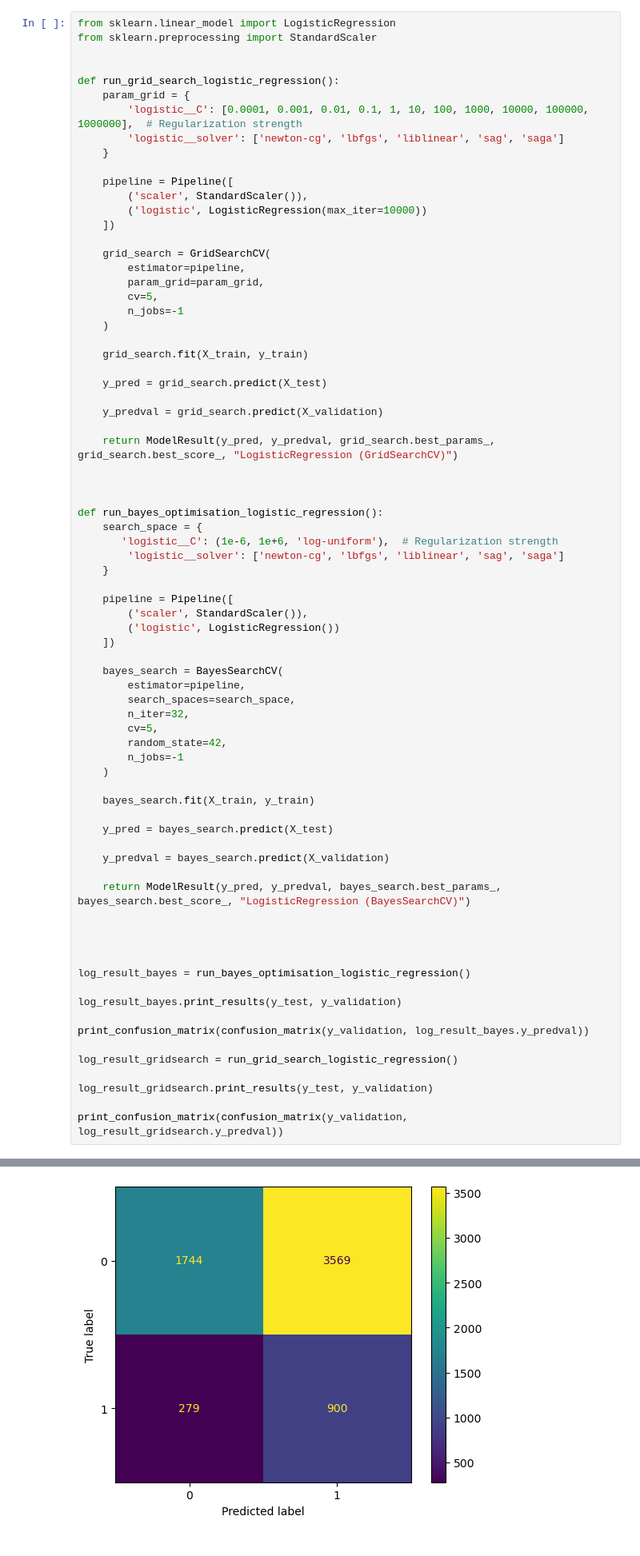
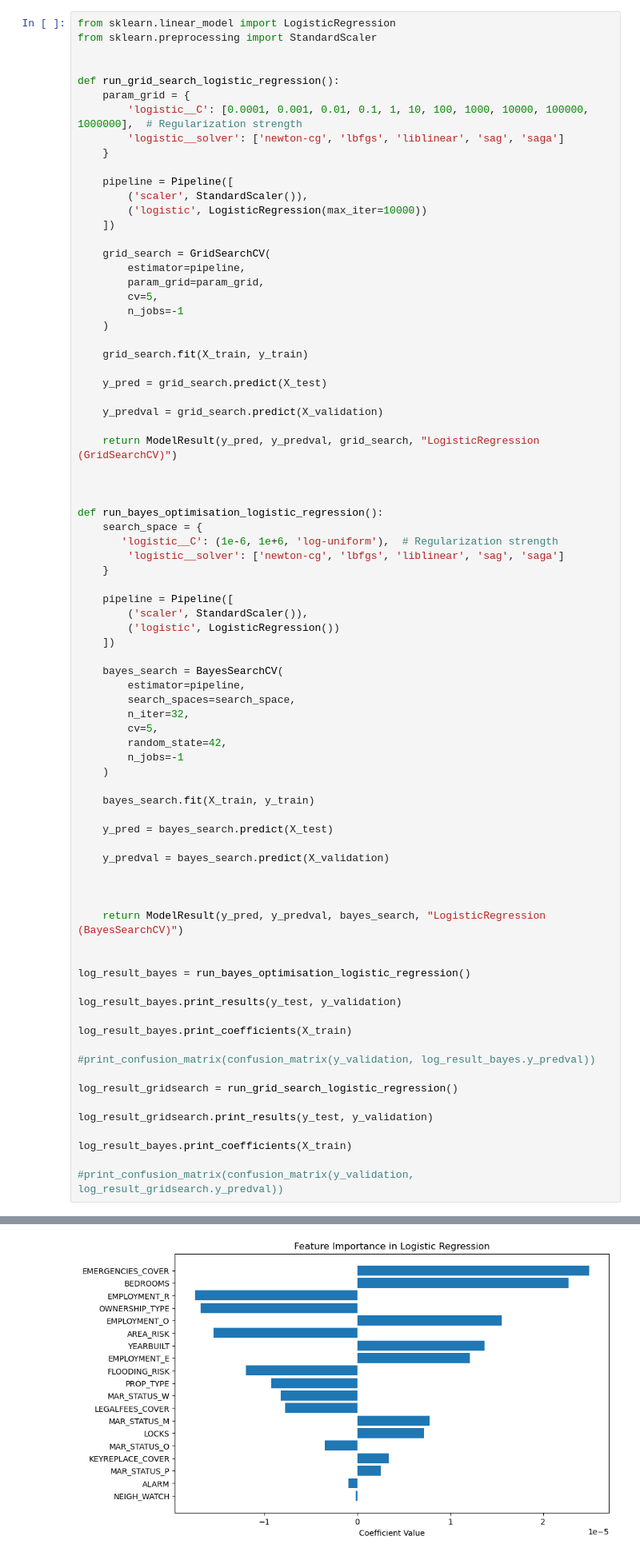
Before and after one commit to vhar19/Capstone, a Jupyter notebook: capstone.ipynb, the cells around one changed output, grey strips where cells are left out. Shown: that part at 80% size. Cells and saved outputs as stored; diff of their text form.

```diff
--- a/capstone.ipynb
+++ b/capstone.ipynb
@@ -859,7 +910,7 @@ def run_grid_search_logistic_regression():
 
     y_predval = grid_search.predict(X_validation)
 
-    return ModelResult(y_pred, y_predval, grid_search.best_params_, grid_search.best_score_, "LogisticRegression (GridSearchCV)")
+    return ModelResult(y_pred, y_predval, grid_search, "LogisticRegression (GridSearchCV)")
 
 
 
@@ -889,20 +940,24 @@ def run_bayes_optimisation_logistic_regression():
 
     y_predval = bayes_search.predict(X_validation)
 
-    return ModelResult(y_pred, y_predval, bayes_search.best_params_, bayes_search.best_score_, "LogisticRegression (BayesSearchCV)")
 
 
+    return ModelResult(y_pred, y_predval, bayes_search, "LogisticRegression (BayesSearchCV)")
 
 
 log_result_bayes = run_bayes_optimisation_logistic_regression()
 
 log_result_bayes.print_results(y_test, y_validation)
 
-print_confusion_matrix(confusion_matrix(y_validation, log_result_bayes.y_predval))
+log_result_bayes.print_coefficients(X_train)
+
+#print_confusion_matrix(confusion_matrix(y_validation, log_result_bayes.y_predval))
 
 log_result_gridsearch = run_grid_search_logistic_regression()
 
 log_result_gridsearch.print_results(y_test, y_validation)
 
-print_confusion_matrix(confusion_matrix(y_validation, log_result_gridsearch.y_predval))
+log_result_bayes.print_coefficients(X_train)
+
+#print_confusion_matrix(confusion_matrix(y_validation, log_result_gridsearch.y_predval))
 # %% [output]
@@ -928 +970 @@ total= 6492 , correct= 2652 , accuracy= 0.40850277264325324 , sensitivity= 0.762
-[figure, old version]
+[figure, new version]
```
Also changed, not shown: parts of 11 cells of this notebook, 2 other files.
